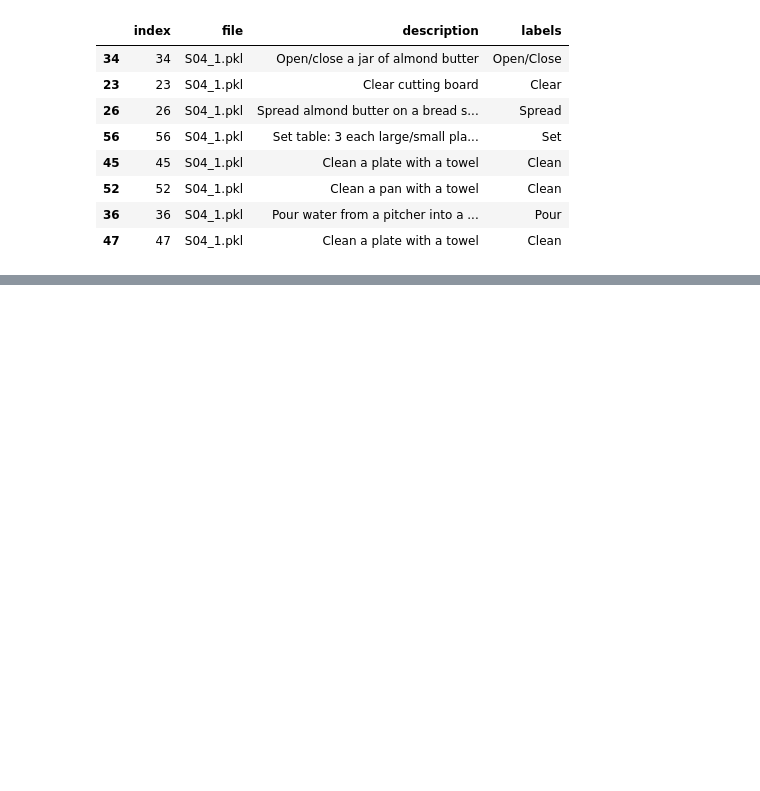
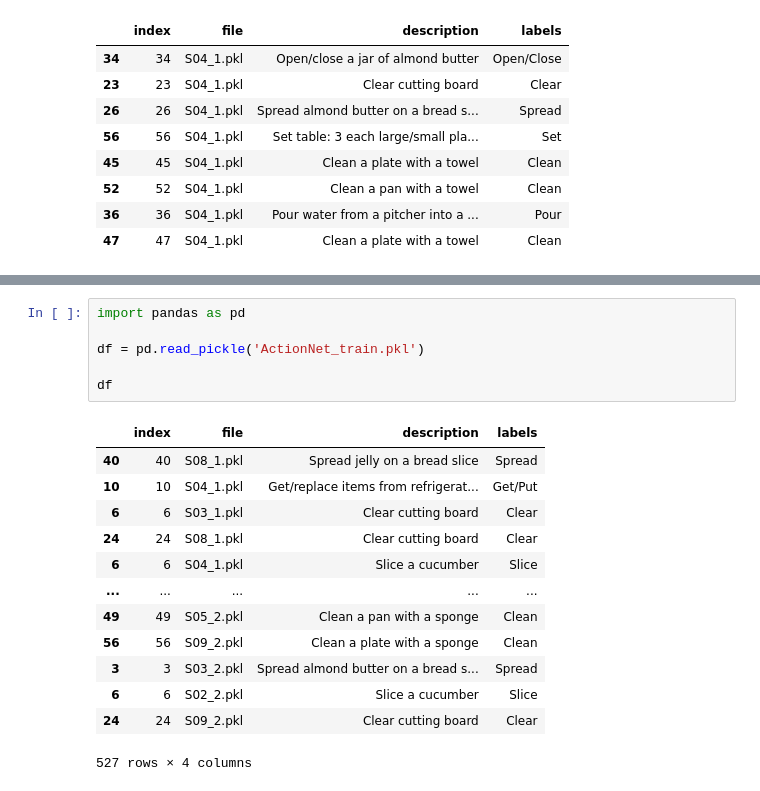
Before and after one commit to AmorosoLaura/aml23-ego, a Jupyter notebook: action_net_rgb_extraction.ipynb, the cells around one changed output, grey strips where cells are left out. Drawn from its saved outputs; the diff is of its cells as text; blank space fills up the shorter version.

```diff
--- a/action_net_rgb_extraction.ipynb
+++ b/action_net_rgb_extraction.ipynb
@@ -262,0 +285,20 @@ df
+# %%
+import pandas as pd
+
+df = pd.read_pickle('ActionNet_train.pkl')
+
+df
+# %% [output]
+|  | index | file | description | labels |
+| 40 | 40 | S08_1.pkl | Spread jelly on a bread slice | Spread |
+| 10 | 10 | S04_1.pkl | Get/replace items from refrigerat... | Get/Put |
+| 6 | 6 | S03_1.pkl | Clear cutting board | Clear |
+| 24 | 24 | S08_1.pkl | Clear cutting board | Clear |
+| 6 | 6 | S04_1.pkl | Slice a cucumber | Slice |
+| ... | ... | ... | ... | ... |
+| 49 | 49 | S05_2.pkl | Clean a pan with a sponge | Clean |
+| 56 | 56 | S09_2.pkl | Clean a plate with a sponge | Clean |
+| 3 | 3 | S03_2.pkl | Spread almond butter on a bread s... | Spread |
+| 6 | 6 | S02_2.pkl | Slice a cucumber | Slice |
+| 24 | 24 | S09_2.pkl | Clear cutting board | Clear |
+527 rows × 4 columns
```
Also changed, not shown: parts of 9 cells of this notebook, 8 other files.
